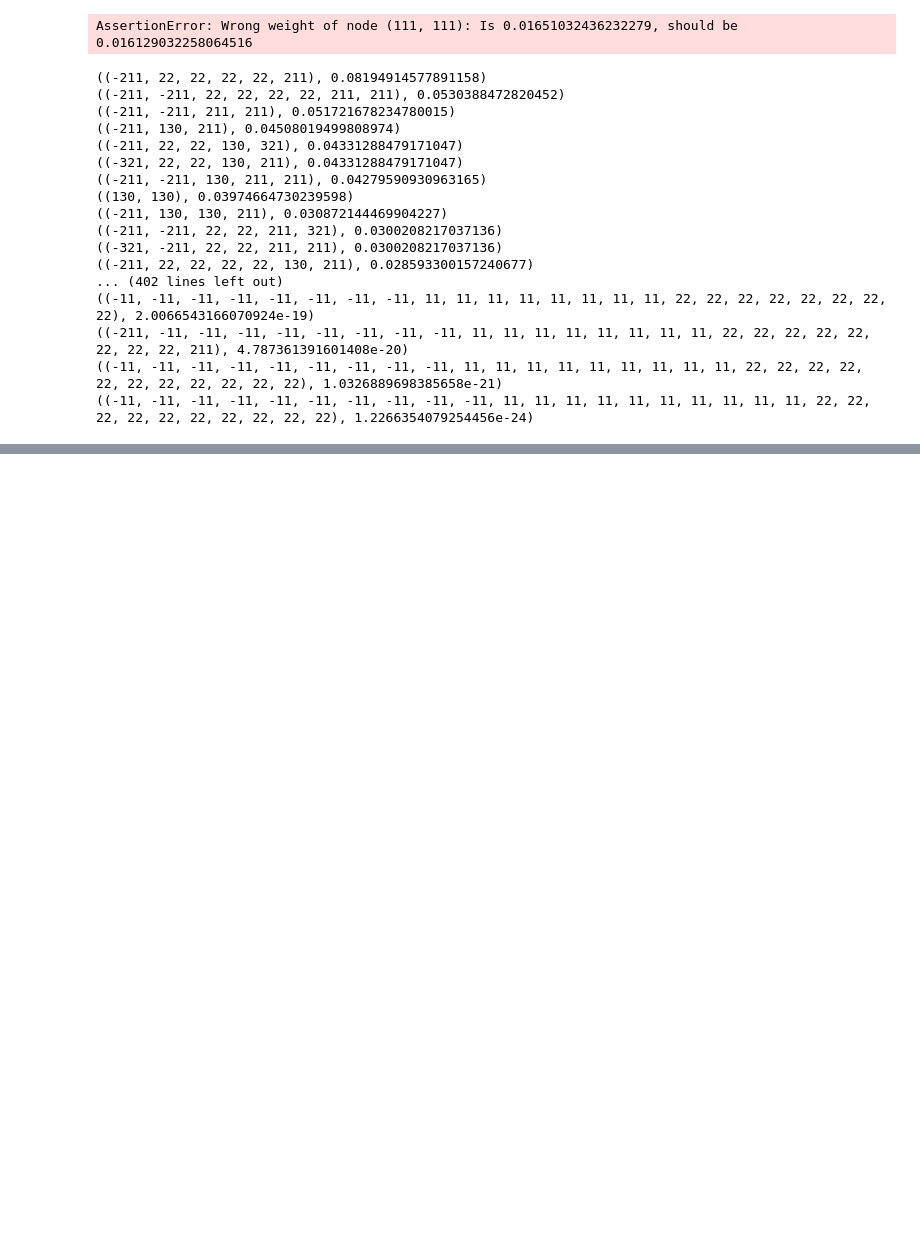
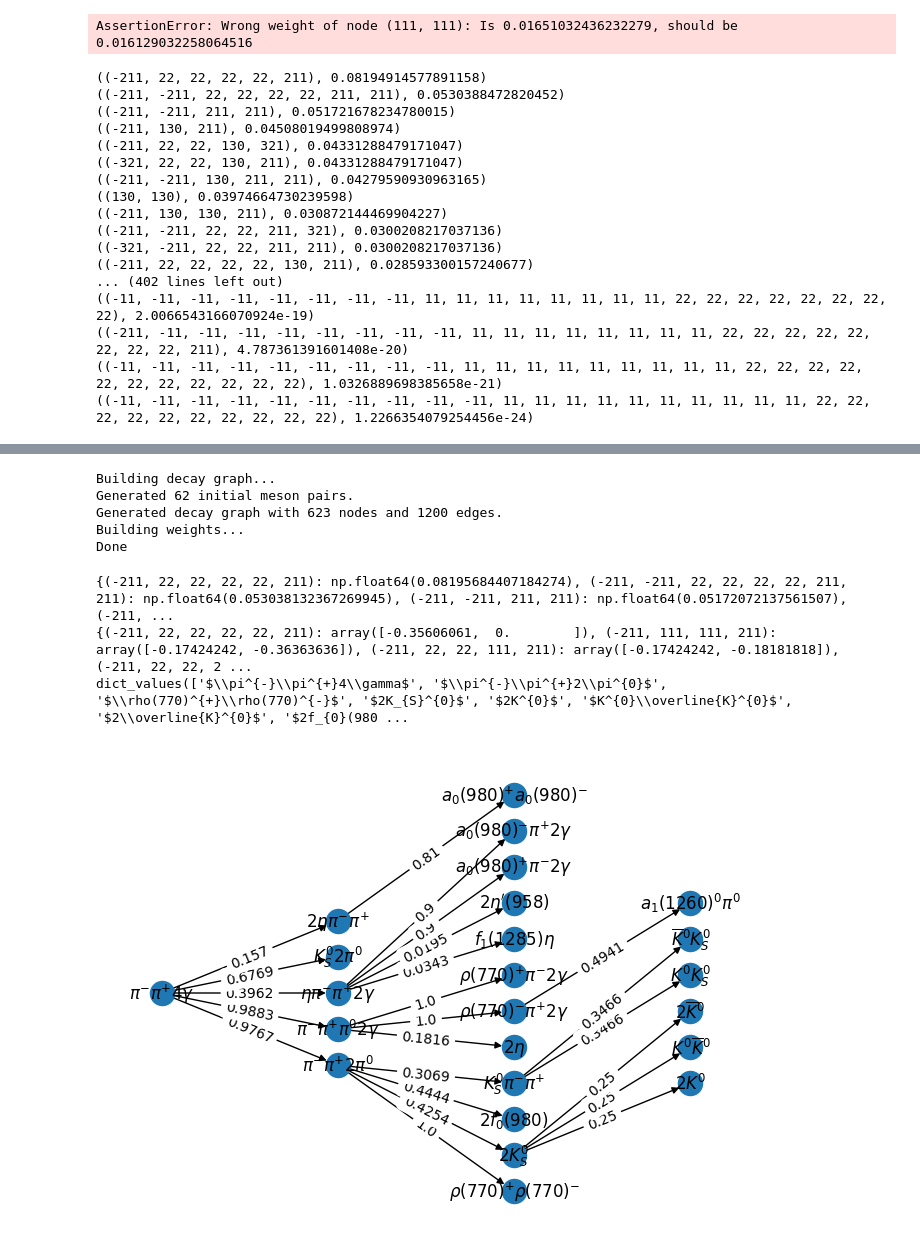
Before and after one commit to HeSeebach/ScalarHadronizer, a Jupyter notebook: testing.ipynb, the cells around one changed output, grey strips where cells are left out. Cells and saved outputs as stored; diff of their text form; code cells hidden in the pictures; blank space fills up the shorter version.

Commit message:
First implementation of ScalarHadronizer class

```diff
--- a/testing.ipynb
+++ b/testing.ipynb
@@ -318,0 +656,55 @@ plot_from_final_state(weighted_graph,(-211,22,22,22,22,211))
+# %%
+
+def brs_consistency_check(hadronizer,decay_graph,scalar_mass):
+    for node in decay_graph.nodes:
+        decays=hadronizer.all_decays_of_multiparticle_state(node)
+        br=0
+        out_edges=decay_graph.out_edges(node,'weight')
+        for edge in out_edges:
+            br+=edge[2]
+        for d in out_edges:
+            assert d[1] in decays.keys(), f'Decay {d} is missing from outgoing edges for node {node}.\n Decays: {decays} \n outgoing edges: {out_edges}'
+        if out_edges: assert br>0.99, f'Branching ratio of state {node} is only {br}, with edges {out_edges}'
+
+def weight_consistency_check(hadronizer,decay_graph,scalar_mass):
+    initial_states_ids=hadronizer.make_initialMesonPairs(scalar_mass)
+    initial_states_particles=hadronizer.make_initialMesonPairs(scalar_mass,return_only_pdgid=False)
+    initial_weights=hadronizer.initialWeights(initial_states_particles,scalar_mass)
+    for node in decay_graph.nodes:
+        w=0
+        edges=decay_graph.in_edges(node,'weight')
+        for edge in edges:
+            w+=decay_graph.nodes[edge[0]]['weight']*edge[2]
+        if node in initial_states_ids: w+=initial_weights[initial_states_ids.index(node)]
+        weight=decay_graph.nodes[node]['weight']
+        assert abs(weight-w)<1e-5,f'Wrong weight of node {node}: Is {weight}, should be {w}'
+    assert not 0 in [v for u,v in decay_graph.nodes.data('weight')]
+
+def total_brs_consistency_check(hadronizer,decay_graph):
+    final_states=hadronizer.get_final_states(decay_graph)
+    assert abs(np.sum(list(final_states.values()))-1)<1e-5
+
+SH=ScalarHadronizer()
+mass=3000
+decay_graph=SH.simulateDecay(mass)
+brs_consistency_check(SH,decay_graph,mass)
+weight_consistency_check(SH,decay_graph,mass)
+total_brs_consistency_check(SH,decay_graph)
+# %% [output]
+Building decay graph...
+Generated 62 initial meson pairs.
+Generated decay graph with 623 nodes and 1200 edges.
+Building weights...
+Done
+# %%
+SH=ScalarHadronizer()
+decay_graph=SH.simulateDecay(2000)
+# %%
+fs=SH.get_most_common_final_states(decay_graph)
+print(fs)
+SH.plot_from_final_state(decay_graph,(-211,22,22,22,22,211))
+# %% [output]
+{(-211, 22, 22, 22, 22, 211): np.float64(0.08195684407184274), (-211, -211, 22, 22, 22, 22, 211, 211): np.float64(0.053038132367269945), (-211, -211, 211, 211): np.float64(0.05172072137561507), (-211, ...
+{(-211, 22, 22, 22, 22, 211): array([-0.35606061,  0.        ]), (-211, 111, 111, 211): array([-0.17424242, -0.36363636]), (-211, 22, 22, 111, 211): array([-0.17424242, -0.18181818]), (-211, 22, 22, 2 ...
+dict_values(['$\\pi^{-}\\pi^{+}4\\gamma$', '$\\pi^{-}\\pi^{+}2\\pi^{0}$', '$\\rho(770)^{+}\\rho(770)^{-}$', '$2K_{S}^{0}$', '$2K^{0}$', '$K^{0}\\overline{K}^{0}$', '$2\\overline{K}^{0}$', '$2f_{0}(980 ...
+[figure, added]
```
Also changed, not shown: parts of 15 cells of this notebook.
